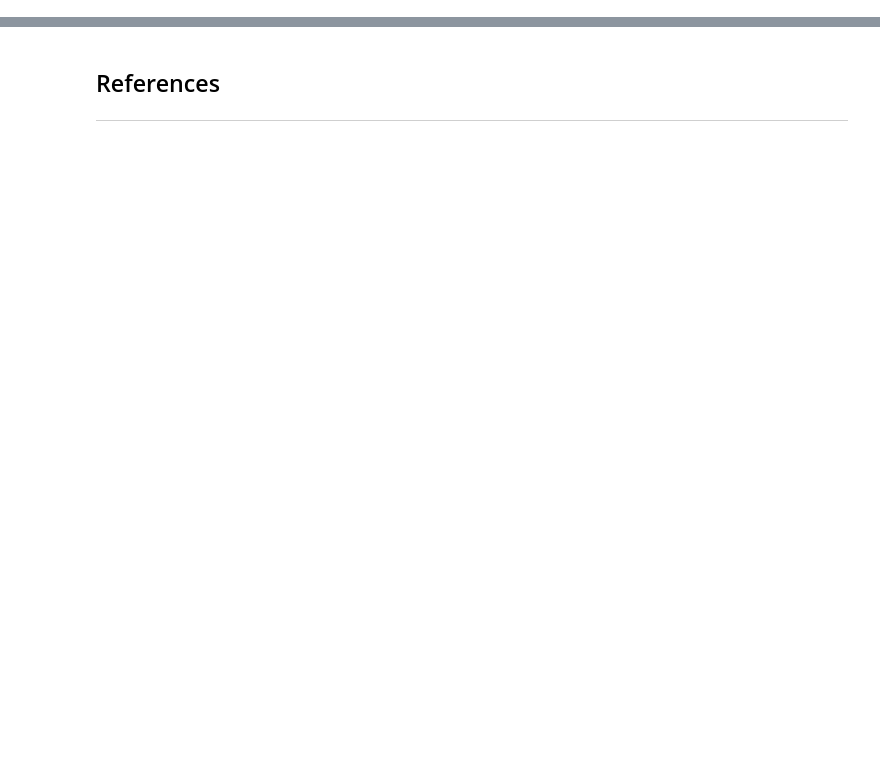
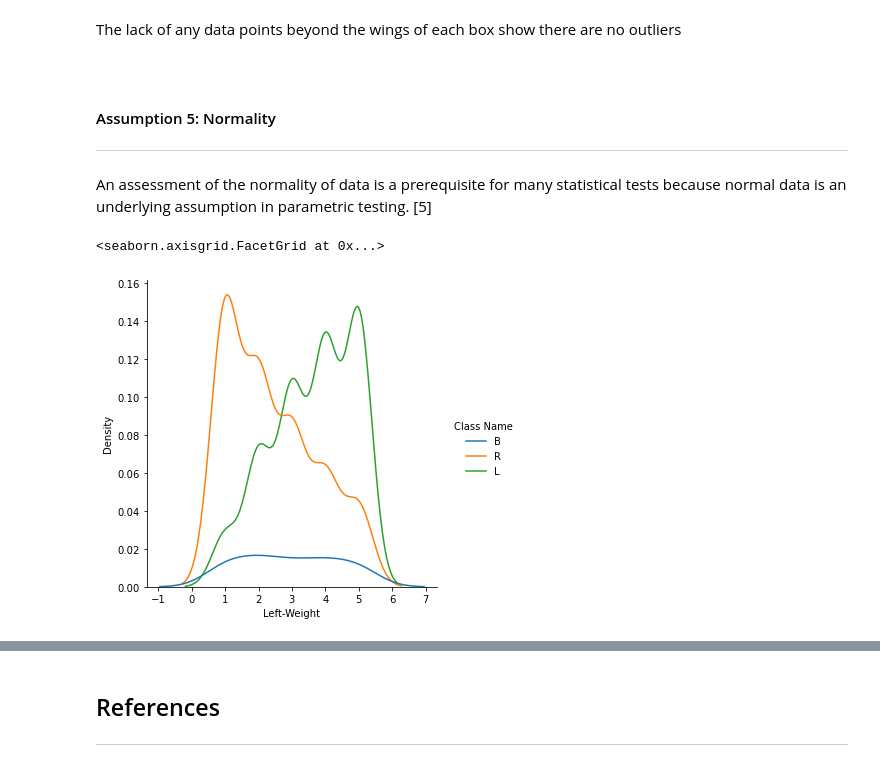
Before and after one commit to declanohara123/Machine-Learning-and-Statistics, a Jupyter notebook: scipy-stats.ipynb, the cells around one changed output, grey strips where cells are left out. Drawn from its saved outputs; the diff is of its cells as text; code cells hidden in the pictures; blank space fills up the shorter version.

```diff
--- a/scipy-stats.ipynb
+++ b/scipy-stats.ipynb
@@ -130,0 +177,17 @@ sns.__version__
+# %% [markdown]
+The lack of any data points beyond the wings of each box show there are no outliers
+# %% [markdown]
+<br>
+
+#### Assumption 5: Normality
+
+***
+# %% [markdown]
+An assessment of the normality of data is a prerequisite for many statistical tests because normal data is an underlying assumption in parametric testing. [5]
+# %%
+# KDEs of the three categories.
+
+sns.displot(x = dependent, hue = independent, kind="kde")
+# %% [output]
+<seaborn.axisgrid.FacetGrid at 0x...>
+[figure, added]
```
Also changed, not shown: parts of 62 cells of this notebook, 2 other files.
